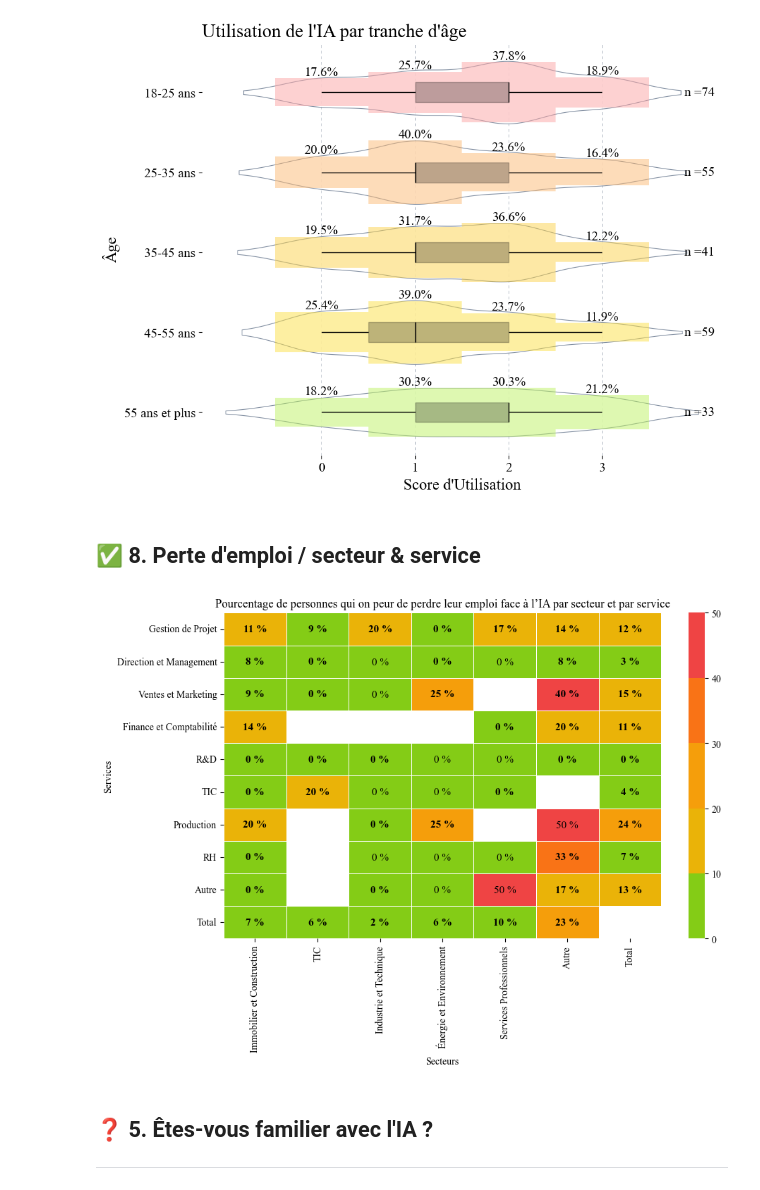
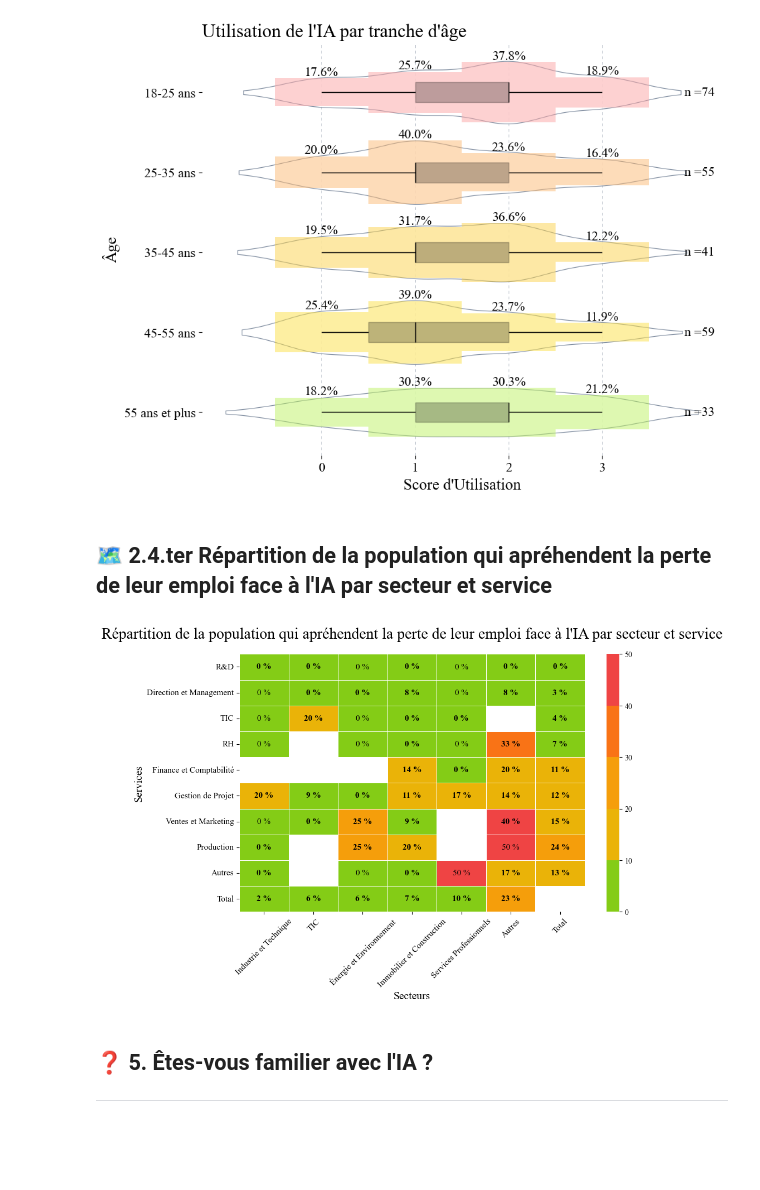
Before and after one commit to QuentinDstl/survey_adoption_by_employees, a Jupyter notebook: src/main.ipynb, the cells around one changed output. Cells and saved outputs as stored; diff of their text form; code cells hidden in the pictures; blank space fills up the shorter version.

Commit message:
fix: general design and graph titles

```diff
--- a/src/main.ipynb
+++ b/src/main.ipynb
@@ -666,16 +681,14 @@ ax.set_xticks(range(4))
 plt.show()
 # %% [output]
 [figure]
-# %% [markdown]
-## ✅ 8. Perte d'emploi / secteur & service
+# %% [markdown]
+## 🗺️ 2.4.ter Répartition de la population qui apréhendent la perte de leur emploi face à l'IA par secteur et service
 # %%
-#TODO on peut ordonner l'affichage en fonction des %
-# 3&4/6 FearOfJobLoss to AI by Sector and Department
 COLORS = [C_PALETTE_3[4], C_PALETTE_3[3], C_PALETTE_3[2], C_PALETTE_3[1], C_PALETTE_3[0]]
 DEPARTMENT_THRESHOLD = 10
 SECTOR_THRESHOLD = 10
 MIN_COUNT_THRESHOLD = 3
-OTHER_LABEL = 'Autre'
+OTHER_LABEL = 'Autres'
 TOT_LABEL = 'Total'
 
 # Filter departments and sectors with more than threshold responses
@@ -728,37 +741,53 @@ for sector in sector_totals:
 
 # Add totals to the table
 for department in all_departments:
     table_data.loc[department, TOT_LABEL] = department_totals[department]
     table_data_count.loc[department, TOT_LABEL] = sum(table_data_count.loc[department, all_sectors])
 for sector in all_sectors:
     table_data.loc[TOT_LABEL, sector] = sector_totals[sector]
     table_data_count.loc[TOT_LABEL, sector] = sum(table_data_count.loc[all_departments, sector])
 
+# Sort rows and columns by total values
+sorted_departments = table_data[TOT_LABEL].sort_values().index
+sorted_sectors = table_data.loc[TOT_LABEL].sort_values().index
+
+# Move OTHER_LABEL just before TOT_LABEL
+if OTHER_LABEL in sorted_departments:
+    sorted_departments = sorted_departments.drop(OTHER_LABEL).insert(-1, OTHER_LABEL)
+if OTHER_LABEL in sorted_sectors:
+    sorted_sectors = sorted_sectors.drop(OTHER_LABEL).insert(-1, OTHER_LABEL)
+
+# Reorder table_data and table_data_count
+table_data = table_data.loc[sorted_departments, sorted_sectors]
+table_data_count = table_data_count.loc[sorted_departments, sorted_sectors]
+
 cmap = mcolors.ListedColormap(COLORS)
 
 # Plot heatmap with red background
 plt.figure(figsize=(10, 6))
 ax = sns.heatmap(table_data, cmap=cmap, cbar=True, linewidths=.5)
 
 # Add annotations manually
 for i in range(table_data_count.shape[0]):
     for j in range(table_data_count.shape[1]):
         if not pd.isna(table_data.iloc[i, j]):
             if table_data_count.iloc[i, j] >= MIN_COUNT_THRESHOLD:
                 ax.text(j+0.5, i+0.5, f"{table_data.iloc[i, j]:.0f} %",
                         color='black', ha='center', va='center',
                         fontweight='bold', fontsize=F_H4)
             else:
                 ax.text(j+0.5, i+0.5, f"{table_data.iloc[i, j]:.0f} %",
                         color='black', ha='center', va='center',
                         fontsize=F_H4)
 
-plt.title('Pourcentage de personnes qui on peur de perdre leur emploi face à l’IA par secteur et par service')
-plt.xlabel('Secteurs')
-plt.ylabel('Services')
+plt.title('Répartition de la population qui apréhendent la perte de leur emploi face à l\'IA par secteur et service', fontsize=F_H1, pad=20)
+plt.xlabel('Secteurs', fontsize=F_H3)
+plt.ylabel('Services', fontsize=F_H3)
+plt.xticks(rotation=45, fontsize=F_H4)
+plt.yticks(fontsize=F_H4)
 plt.show()
 # %% [output]
-[figure, old version]
+[figure, new version]
 # %% [markdown]
 ## ❓ 5. Êtes-vous familier avec l'IA ?
 ---
```
Also changed, not shown: parts of 51 cells of this notebook.
